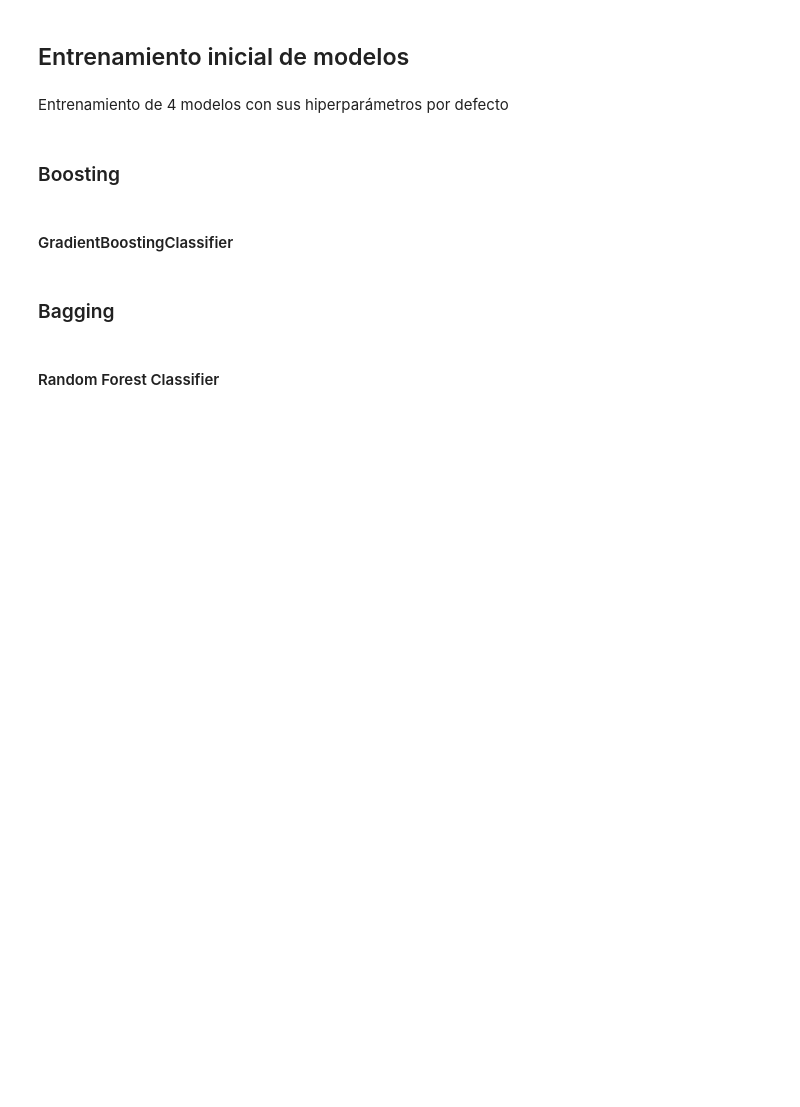
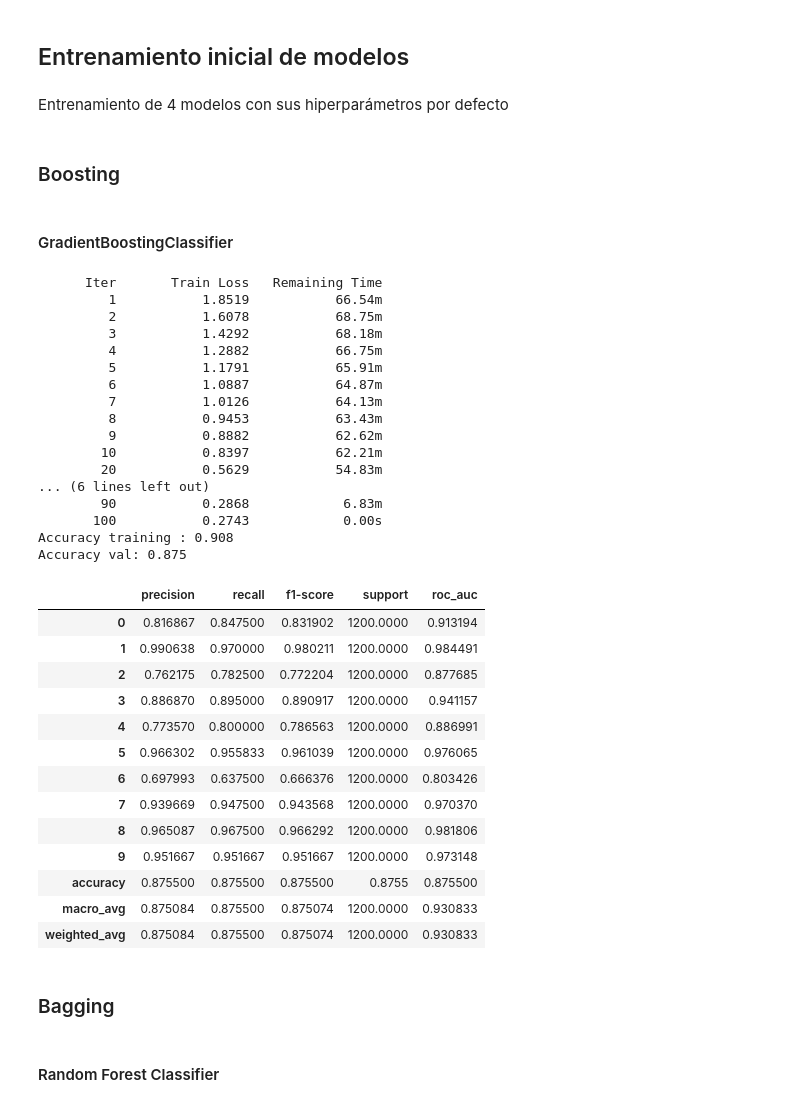
Before and after one commit to mcnanton/tp2AA, a Jupyter notebook: TP2AA.ipynb, the cells around one changed output. Cells and saved outputs as stored; diff of their text form; code cells hidden in the pictures; blank space fills up the shorter version.

```diff
--- a/TP2AA.ipynb
+++ b/TP2AA.ipynb
@@ -249,11 +251,43 @@ def classif_report(true_vals, pred_vals):
 # %%
-gbc = GradientBoostingClassifier()
+gbc = GradientBoostingClassifier(random_state = seed, verbose=1)
 gbc.fit(x_train, y_train)
 y_pred = gbc.predict(x_val)
 
 print("Accuracy training : {:.3f}".format(gbc.score(x_train, y_train)))
 print("Accuracy val: {:.3f}".format(gbc.score(x_val, y_val)))
 classif_report(y_val, y_pred)
+# %% [output]
+      Iter       Train Loss   Remaining Time
+         1           1.8519           66.54m
+         2           1.6078           68.75m
+         3           1.4292           68.18m
+         4           1.2882           66.75m
+         5           1.1791           65.91m
+         6           1.0887           64.87m
+         7           1.0126           64.13m
+         8           0.9453           63.43m
+         9           0.8882           62.62m
+        10           0.8397           62.21m
+        20           0.5629           54.83m
+... (6 lines left out)
+        90           0.2868            6.83m
+       100           0.2743            0.00s
+Accuracy training : 0.908
+Accuracy val: 0.875
+|  | precision | recall | f1-score | support | roc_auc |
+| 0 | 0.816867 | 0.847500 | 0.831902 | 1200.0000 | 0.913194 |
+| 1 | 0.990638 | 0.970000 | 0.980211 | 1200.0000 | 0.984491 |
+| 2 | 0.762175 | 0.782500 | 0.772204 | 1200.0000 | 0.877685 |
+| 3 | 0.886870 | 0.895000 | 0.890917 | 1200.0000 | 0.941157 |
+| 4 | 0.773570 | 0.800000 | 0.786563 | 1200.0000 | 0.886991 |
+| 5 | 0.966302 | 0.955833 | 0.961039 | 1200.0000 | 0.976065 |
+| 6 | 0.697993 | 0.637500 | 0.666376 | 1200.0000 | 0.803426 |
+| 7 | 0.939669 | 0.947500 | 0.943568 | 1200.0000 | 0.970370 |
+| 8 | 0.965087 | 0.967500 | 0.966292 | 1200.0000 | 0.981806 |
+| 9 | 0.951667 | 0.951667 | 0.951667 | 1200.0000 | 0.973148 |
+| accuracy | 0.875500 | 0.875500 | 0.875500 | 0.8755 | 0.875500 |
+| macro_avg | 0.875084 | 0.875500 | 0.875074 | 1200.0000 | 0.930833 |
+| weighted_avg | 0.875084 | 0.875500 | 0.875074 | 1200.0000 | 0.930833 |
 # %% [markdown]
 ### Bagging
 # %% [markdown]
```
Also changed, not shown: parts of 5 cells of this notebook.
